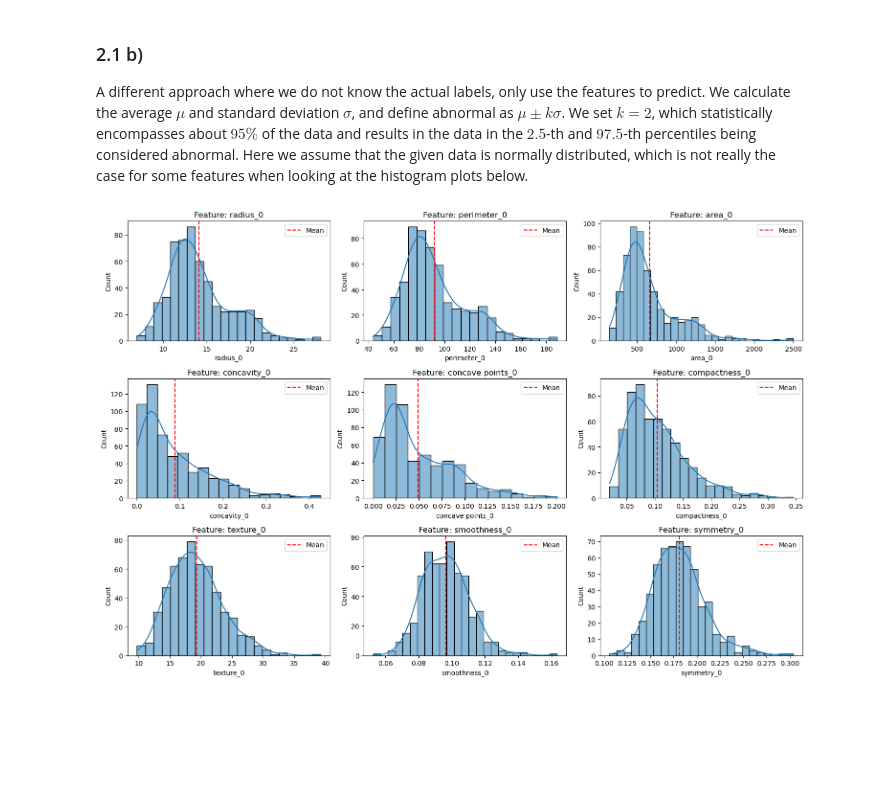
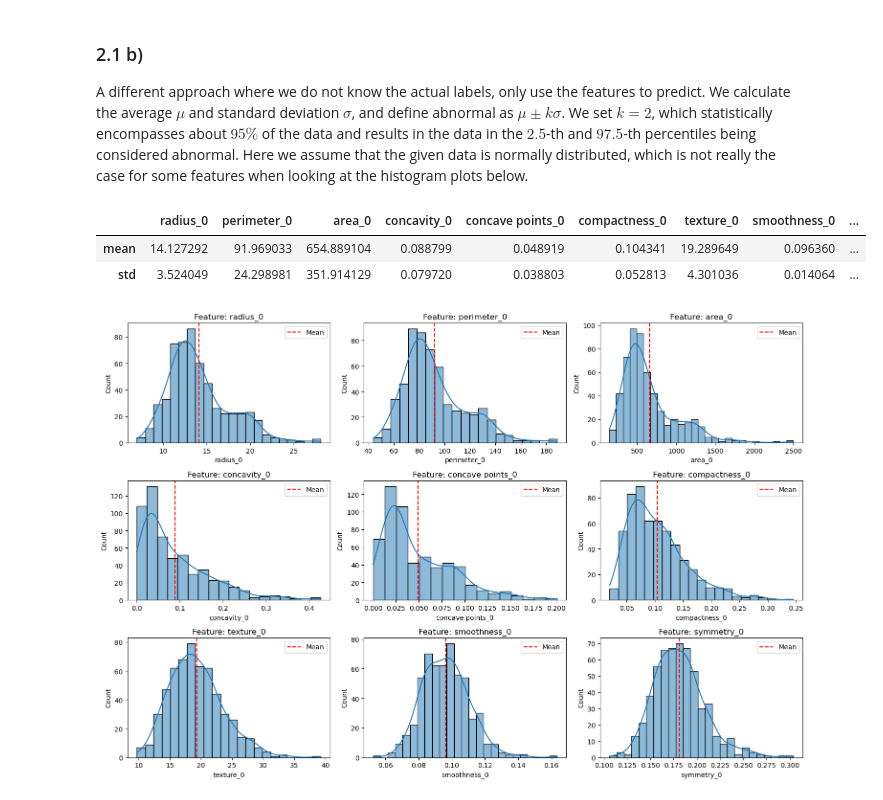
Before and after one commit to ninjasnigel/AI-Design, a Jupyter notebook: ass4/testing.ipynb, the cells around one changed output. Cells and saved outputs as stored; diff of their text form; code cells hidden in the pictures; blank space fills up the shorter version.

```diff
--- a/ass4/testing.ipynb
+++ b/ass4/testing.ipynb
@@ -116,10 +116,16 @@ A different approach where we do not know the actual labels, only use the featur
 # %%
 benign = data[data['malignant'] == 0]
 malignant = data[data['malignant'] == 1]
 
 features = ['radius_0', 'perimeter_0', 'area_0', 'concavity_0', 'concave points_0', 'compactness_0', 'texture_0', 'smoothness_0', 'symmetry_0']
 
 data_stats = data[features].agg(['mean', 'std'])
+
+data_stats
+# %% [output]
+|  | radius_0 | perimeter_0 | area_0 | concavity_0 | concave points_0 | compactness_0 | texture_0 | smoothness_0 | ... |
+| mean | 14.127292 | 91.969033 | 654.889104 | 0.088799 | 0.048919 | 0.104341 | 19.289649 | 0.096360 | ... |
+| std | 3.524049 | 24.298981 | 351.914129 | 0.079720 | 0.038803 | 0.052813 | 4.301036 | 0.014064 | ... |
 # %%
 plt.figure(figsize=(15, 10))
 
```
Also changed, not shown: parts of 12 cells of this notebook.
